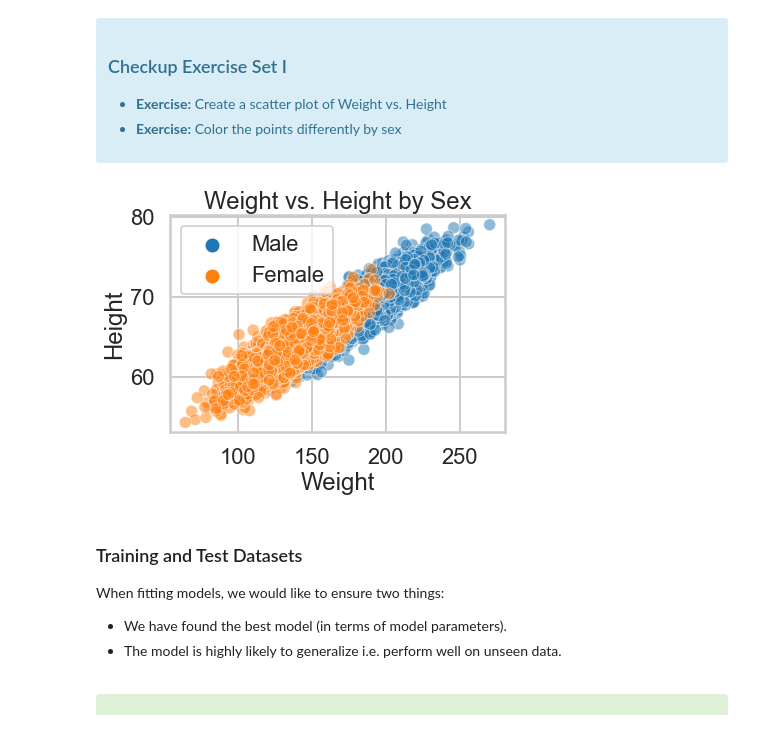
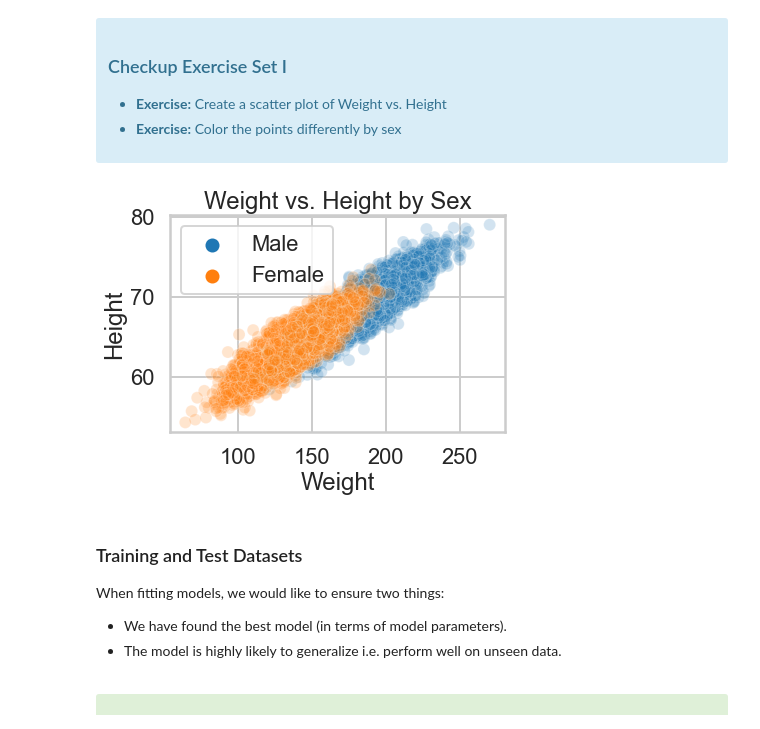
Before and after one commit to mrrosss/Springboard, a Jupyter notebook: Logistic_Regression_Advanced_Case_Study/Logistic Regression Advanced Case Study.ipynb, the cells around one changed output. Cells and saved outputs as stored; diff of their text form; code cells hidden in the pictures.

```diff
--- a/Logistic_Regression_Advanced_Case_Study/Logistic Regression Advanced Case Study.ipynb
+++ b/Logistic_Regression_Advanced_Case_Study/Logistic Regression Advanced Case Study.ipynb
@@ -122,11 +124,11 @@ with the "response" or "label" $y$ as a plain array of 0s and 1s for binary clas
 </div>
 # %%
 # your turn
-sns.scatterplot(x='Weight',y='Height',hue='Sex',alpha=0.5,data=dflog).set_title('Weight vs. Height by Sex')
+sns.scatterplot(x='Weight',y='Height',hue='Sex',alpha=0.2,data=dflog).set_title('Weight vs. Height by Sex')
 plt.legend(loc='upper left')
 plt.show()
 # %% [output]
-[figure, old version]
+[figure, new version]
 # %% [markdown]
 ### Training and Test Datasets
 
```
Also changed, not shown: parts of 11 cells of this notebook, 2 other files.
